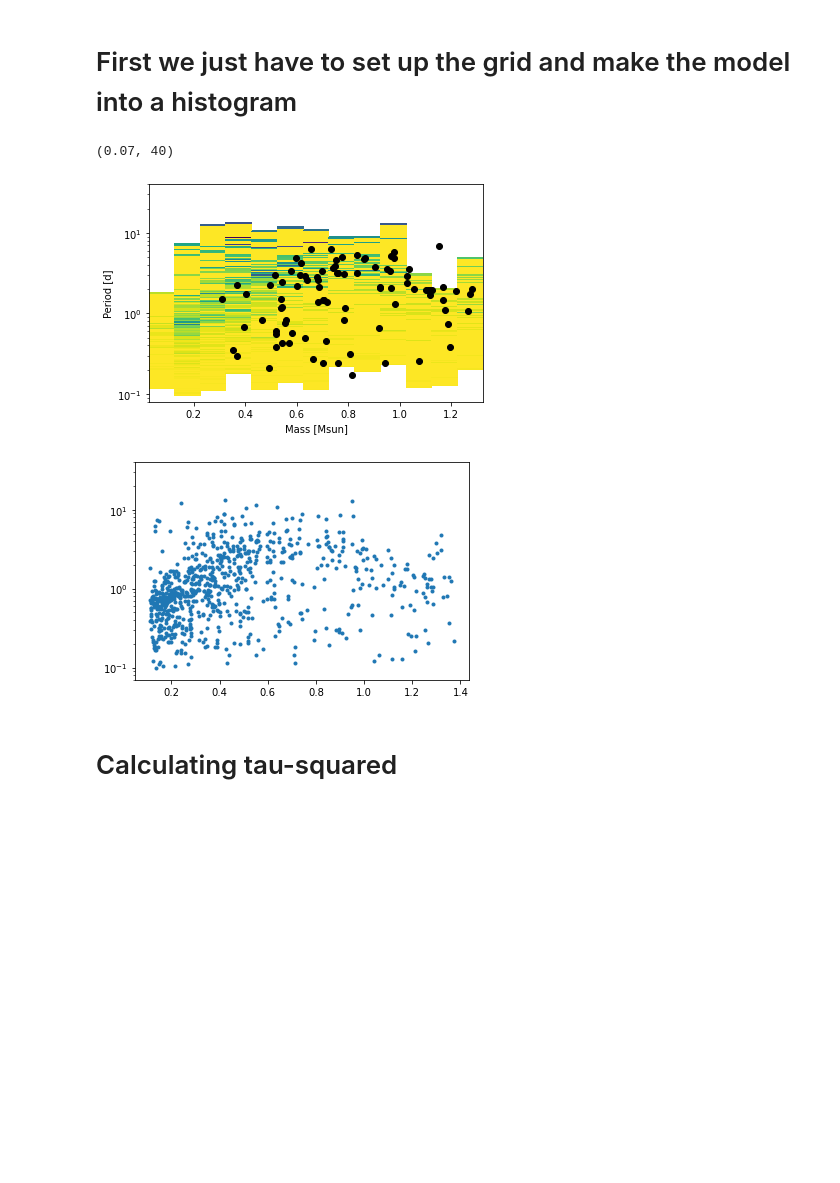
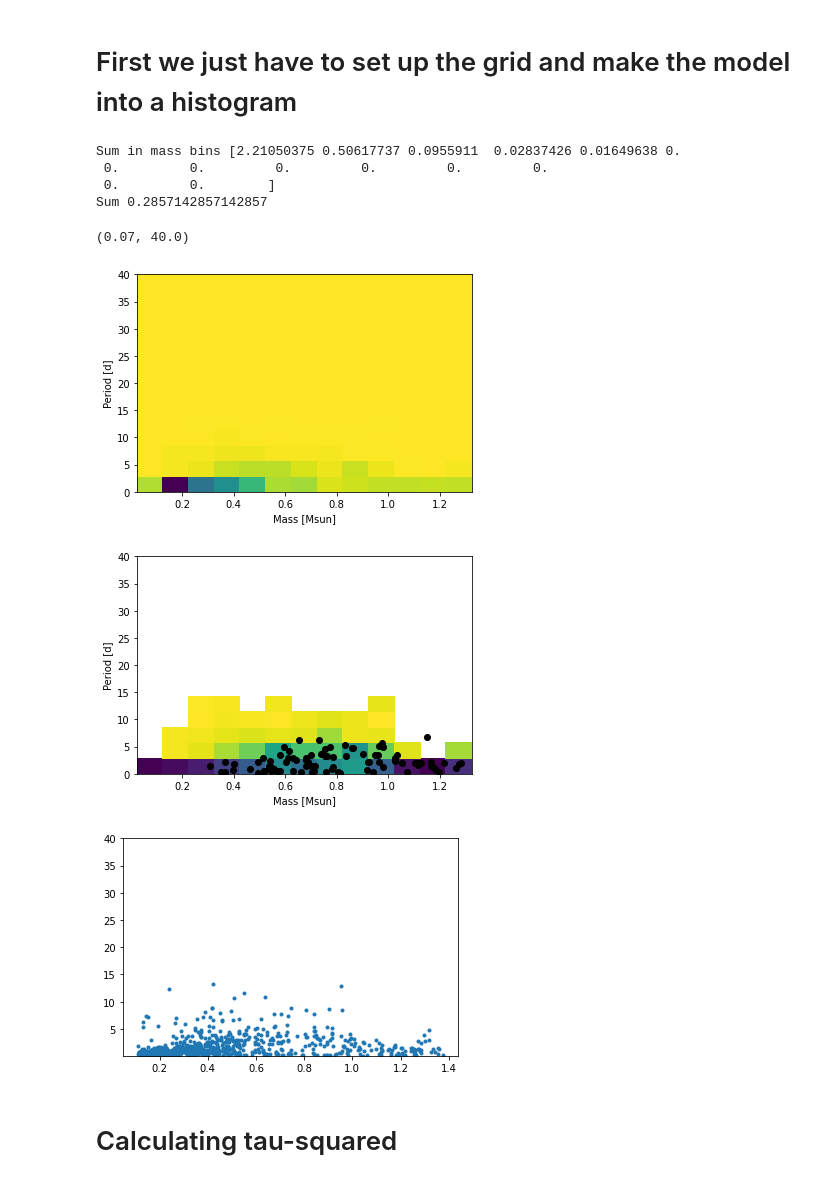
Before and after one commit to stephtdouglas/TESS_young, a Jupyter notebook: test_tau_sq.ipynb, the cells around one changed output. Cells and saved outputs as stored; diff of their text form; code cells hidden in the pictures; blank space fills up the shorter version.

```diff
--- a/test_tau_sq.ipynb
+++ b/test_tau_sq.ipynb
@@ -27,7 +27,9 @@ per.dtype
 dtype([('TIC', '<i8'), ('GAIAEDR3_ID', '<i8'), ('GAIAEDR3_RA', '<f8'), ('GAIAEDR3_DEC', '<f8'), ('GAIAEDR3_RUWE', '<f8'), ('GAIAEDR3_G', '<f8'), ('GAIAEDR3_G_ERR', '<f8'), ('GAIAEDR3_G_CORRECTED', '<f ...
 # %%
 # Phill's new MINESweeper catalog
-catfile = "catalogs/catalog_NGC_2547_v0.fits"
+i = 3
+catfile = os.path.expanduser(f"~/Dropbox/data/MINESweeper/catalog_{clusters[i]}_v0.fits")
+# catfile = "catalogs/catalog_NGC_2547_v0.fits"
 with fits.open(catfile) as hdu:
 #     print(hdu.info())
     cat = Table(hdu[1].data)
@@ -71,9 +73,11 @@ class SpinModel:
 
         self.period_scale = period_scale
         if period_scale=="log":
-            self.period_bins = np.logspace(np.log10(0.08),np.log10(40),200)
+#             self.period_bins = np.logspace(np.log10(0.08),np.log10(40),200)
+            self.period_bins = np.logspace(np.log10(0.08),np.log10(40),15)
         else:
-            self.period_bins = np.linspace(0,40,200)
+#             self.period_bins = np.linspace(0,40,200)
+            self.period_bins = np.linspace(0,40,15)
 
         # Calculate the histogram
         img_raw, self.xedges, self.yedges = np.histogram2d(mod["mass"],mod["prot"],
@@ -89,12 +93,23 @@ class SpinModel:
         # Normalize the histogram if desired
         dmass = np.diff(self.mass_bins)
         dper = np.diff(self.period_bins)
-        img_nomask_dm = self.img * dmass
-        img_nomask_dmdp = img_nomask_dm * dper[:,np.newaxis]
+
+        nmass = len(dmass)
+
+        img_nomask_dp = self.img * dper[:,np.newaxis]
+        sum_over_p = np.sum(img_nomask_dp, axis=0)
+        img_nomask_dp_mnorm = img_nomask_dp / sum_over_p / nmass
+
+        img_nomask_dmdp = img_nomask_dp_mnorm * dmass
 
         img_sum = np.sum(img_nomask_dmdp)
         img_nomask_final = img_nomask_dmdp / img_sum
         self.img = img_nomask_final
+
+        mass_bin_sum = np.sum(img_nomask_final*dper[:,np.newaxis], axis=1)
+        print("Sum in mass bins",mass_bin_sum)
+        total_sum = np.sum(self.img*dper[:,np.newaxis]*dmass)
+        print("Sum",total_sum)
 
     def add_mask(self):
         img_nomask = np.copy(self.img)
@@ -222,15 +157,21 @@ class SpinModel:
 # %%
-sm = SpinModel(2022,30,"log")
+sm = SpinModel(2022,30,"linear")
+sm.plot_hist()
 sm.normalize()
 sm.add_mask()
 sm.plot_hist()
 plt.plot(catmatch["Mass"],catmatch["Prot1"],"ko")
 
 plt.figure()
 plt.plot(sm.mass_array,sm.prot_array,'.')
-plt.yscale("log")
+plt.yscale("linear")
 plt.ylim(0.07,40)
 # %% [output]
-(0.07, 40)
+Sum in mass bins [2.21050375 0.50617737 0.0955911  0.02837426 0.01649638 0.
+ 0.         0.         0.         0.         0.         0.
+ 0.         0.        ]
+Sum 0.2857142857142857
+(0.07, 40.0)
-[figure, old version]
+[figure, new version]
-[figure, old version]
+[figure, new version]
+[figure, added]
```
Also changed, not shown: parts of 18 cells of this notebook, 1 other file.
